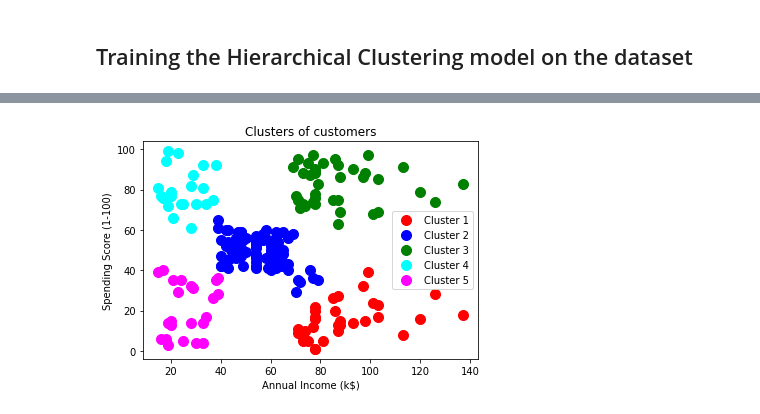
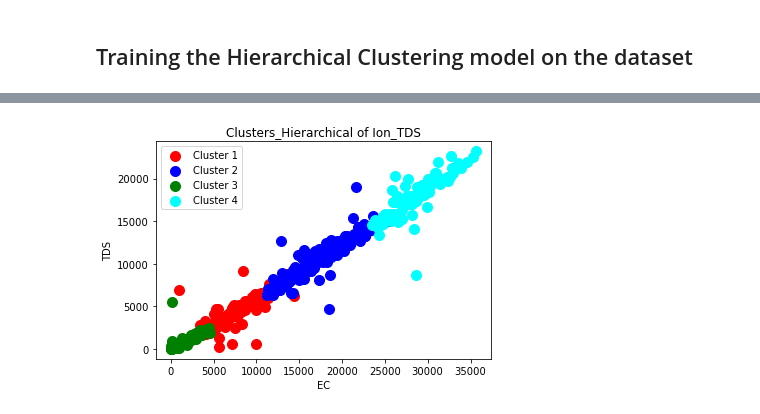
Before and after one commit to peymanDWR/Clustering_Ion-dataset_in_Delta, a Jupyter notebook: hierarchical_clustering.ipynb, the cells around one changed output, grey strips where cells are left out. Cells and saved outputs as stored; diff of their text form; code cells hidden in the pictures.

```diff
--- a/hierarchical_clustering.ipynb
+++ b/hierarchical_clustering.ipynb
@@ -50,5 +50,7 @@ plt.show()
 ## Training the Hierarchical Clustering model on the dataset
 # %%
 from sklearn.cluster import AgglomerativeClustering
-hc = AgglomerativeClustering(n_clusters = 5, affinity = 'euclidean', linkage = 'ward')
-y_hc = hc.fit_predict(X)
+hc = AgglomerativeClustering(n_clusters = 4, affinity = 'euclidean', linkage = 'ward')
+y_hc = hc.fit_predict(x)
+y_hc = pd.DataFrame(y_hc)
+dataset['hc']=y_hc
@@ -57,13 +131,12 @@ y_hc = hc.fit_predict(X)
 # %%
-plt.scatter(X[y_hc == 0, 0], X[y_hc == 0, 1], s = 100, c = 'red', label = 'Cluster 1')
-plt.scatter(X[y_hc == 1, 0], X[y_hc == 1, 1], s = 100, c = 'blue', label = 'Cluster 2')
-plt.scatter(X[y_hc == 2, 0], X[y_hc == 2, 1], s = 100, c = 'green', label = 'Cluster 3')
-plt.scatter(X[y_hc == 3, 0], X[y_hc == 3, 1], s = 100, c = 'cyan', label = 'Cluster 4')
-plt.scatter(X[y_hc == 4, 0], X[y_hc == 4, 1], s = 100, c = 'magenta', label = 'Cluster 5')
-plt.title('Clusters of customers')
-plt.xlabel('Annual Income (k$)')
-plt.ylabel('Spending Score (1-100)')
+plt.scatter( dataset[dataset['hc']== 0].ec, dataset[dataset['hc']== 0].tds, s = 100, c = 'red', label = 'Cluster 1')
+plt.scatter( dataset[dataset['hc']== 1].ec, dataset[dataset['hc']== 1].tds, s = 100, c = 'blue', label = 'Cluster 2')
+plt.scatter( dataset[dataset['hc']== 2].ec, dataset[dataset['hc']== 2].tds, s = 100, c = 'green', label = 'Cluster 3')
+plt.scatter( dataset[dataset['hc']== 3].ec, dataset[dataset['hc']== 3].tds, s = 100, c = 'cyan', label = 'Cluster 4')
+plt.title('Clusters_Hierarchical of Ion_TDS')
+plt.xlabel('EC')
+plt.ylabel('TDS')
 plt.legend()
 plt.show()
 # %% [output]
-[figure, old version]
+[figure, new version]
```
Also changed, not shown: parts of 7 cells of this notebook, 2 other files.
